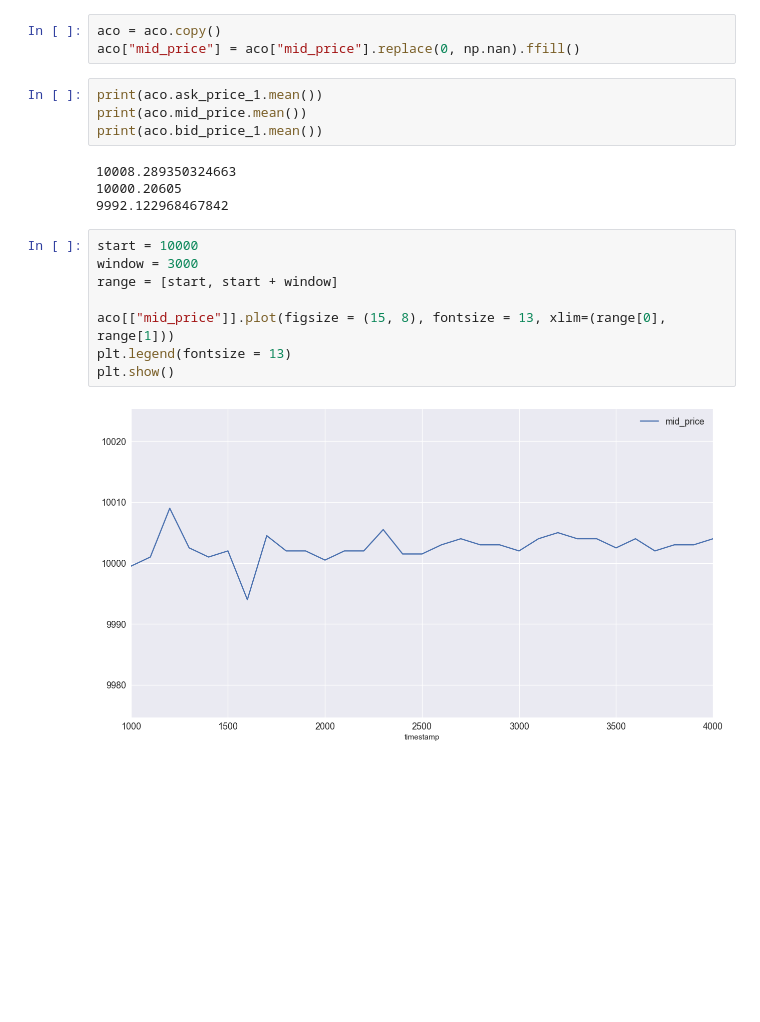
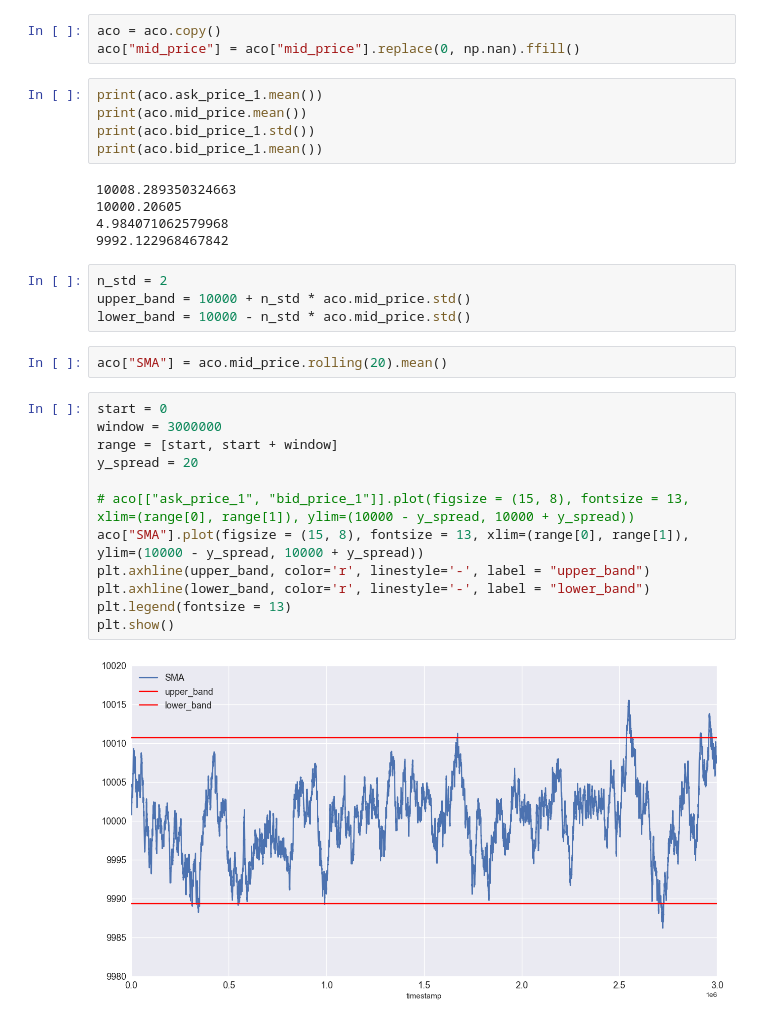
Before and after one commit to spencerwww/prosperity-guers, a Jupyter notebook: ROUND_1/ROUND1/aco.ipynb, the cells around one changed output. Saved outputs shown, nothing was run; the diff lists cells and outputs as text; blank space fills up the shorter version.

```diff
--- a/ROUND_1/ROUND1/aco.ipynb
+++ b/ROUND_1/ROUND1/aco.ipynb
@@ -86,18 +86,30 @@ aco["mid_price"] = aco["mid_price"].replace(0, np.nan).ffill()
 # %%
 print(aco.ask_price_1.mean())
 print(aco.mid_price.mean())
+print(aco.bid_price_1.std())
 print(aco.bid_price_1.mean())
 # %% [output]
 10008.289350324663
 10000.20605
+4.984071062579968
 9992.122968467842
+# %%
+n_std = 2
+upper_band = 10000 + n_std * aco.mid_price.std()
+lower_band = 10000 - n_std * aco.mid_price.std()
+# %%
+aco["SMA"] = aco.mid_price.rolling(20).mean()
 # %%
-start = 10000
-window = 3000
+start = 0
+window = 3000000
 range = [start, start + window]
+y_spread = 20
 
-aco[["mid_price"]].plot(figsize = (15, 8), fontsize = 13, xlim=(range[0], range[1]))
+# aco[["ask_price_1", "bid_price_1"]].plot(figsize = (15, 8), fontsize = 13, xlim=(range[0], range[1]), ylim=(10000 - y_spread, 10000 + y_spread))
+aco["SMA"].plot(figsize = (15, 8), fontsize = 13, xlim=(range[0], range[1]), ylim=(10000 - y_spread, 10000 + y_spread))
+plt.axhline(upper_band, color='r', linestyle='-', label = "upper_band")
+plt.axhline(lower_band, color='r', linestyle='-', label = "lower_band")
 plt.legend(fontsize = 13)
 plt.show()
 # %% [output]
-[figure, old version]
+[figure, new version]
```
Also changed, not shown: 7 other files.
